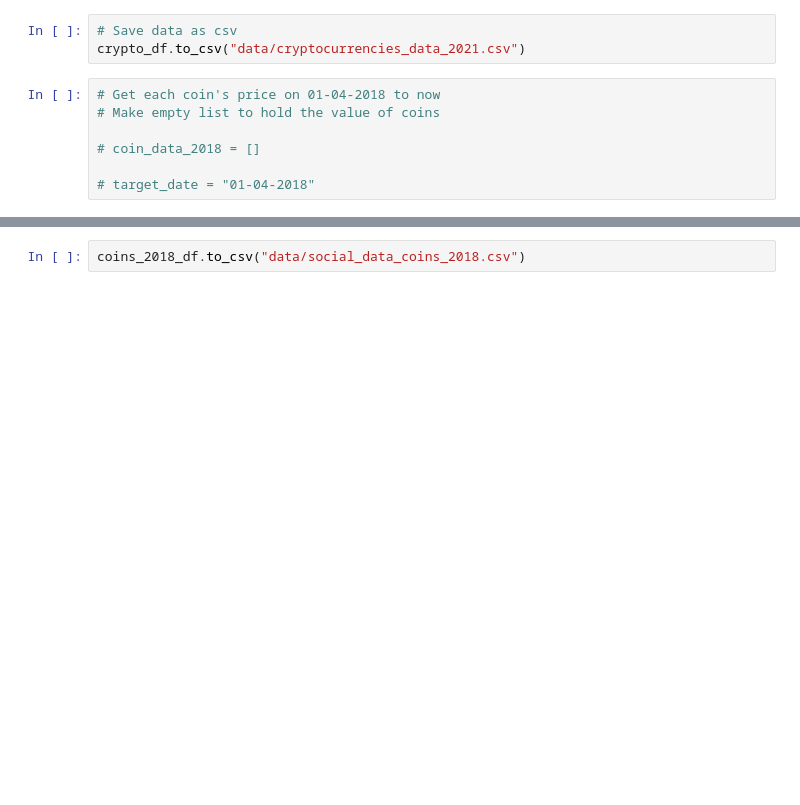
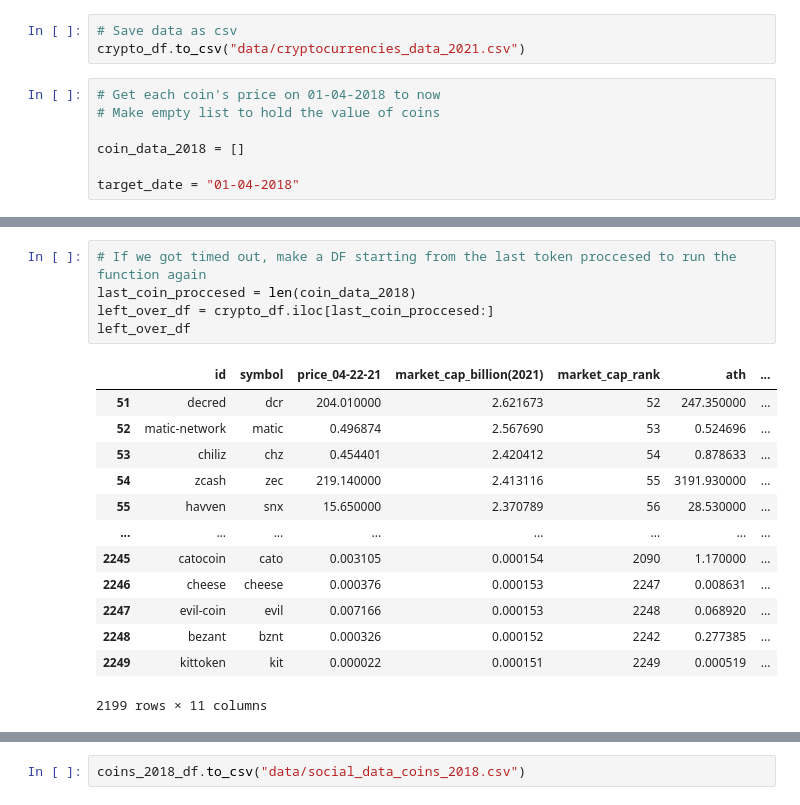
Before and after one commit to DataJohann/cryptocurrencies, a Jupyter notebook: data_extraction_app.ipynb, the cells around one changed output, grey strips where cells are left out. Cells and saved outputs as stored; diff of their text form; blank space fills up the shorter version.

Commit message:
amplified data extraction after being timedout

```diff
--- a/data_extraction_app.ipynb
+++ b/data_extraction_app.ipynb
@@ -91,6 +105,6 @@ crypto_df.to_csv("data/cryptocurrencies_data_2021.csv")
 # Get each coin's price on 01-04-2018 to now
 # Make empty list to hold the value of coins
 
-# coin_data_2018 = []
+coin_data_2018 = []
 
-# target_date = "01-04-2018"
+target_date = "01-04-2018"
@@ -173,0 +199,19 @@ We found a total of 314 entries
+# %%
+# If we got timed out, make a DF starting from the last token proccesed to run the function again
+last_coin_proccesed = len(coin_data_2018)
+left_over_df = crypto_df.iloc[last_coin_proccesed:]
+left_over_df
+# %% [output]
+|  | id | symbol | price_04-22-21 | market_cap_billion(2021) | market_cap_rank | ath | ... |
+| 51 | decred | dcr | 204.010000 | 2.621673 | 52 | 247.350000 | ... |
+| 52 | matic-network | matic | 0.496874 | 2.567690 | 53 | 0.524696 | ... |
+| 53 | chiliz | chz | 0.454401 | 2.420412 | 54 | 0.878633 | ... |
+| 54 | zcash | zec | 219.140000 | 2.413116 | 55 | 3191.930000 | ... |
+| 55 | havven | snx | 15.650000 | 2.370789 | 56 | 28.530000 | ... |
+| ... | ... | ... | ... | ... | ... | ... | ... |
+| 2245 | catocoin | cato | 0.003105 | 0.000154 | 2090 | 1.170000 | ... |
+| 2246 | cheese | cheese | 0.000376 | 0.000153 | 2247 | 0.008631 | ... |
+| 2247 | evil-coin | evil | 0.007166 | 0.000153 | 2248 | 0.068920 | ... |
+| 2248 | bezant | bznt | 0.000326 | 0.000152 | 2242 | 0.277385 | ... |
+| 2249 | kittoken | kit | 0.000022 | 0.000151 | 2249 | 0.000519 | ... |
+2199 rows × 11 columns
```
Also changed, not shown: parts of 12 cells of this notebook, 2 other files.
